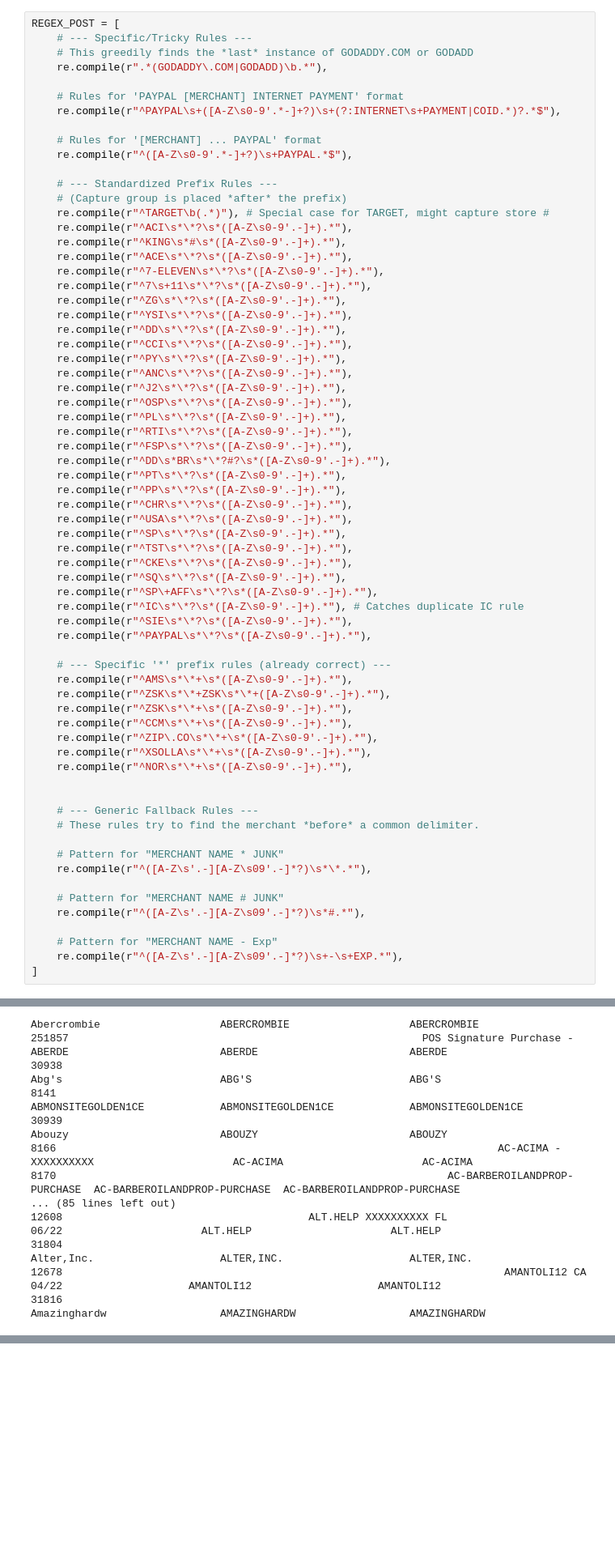
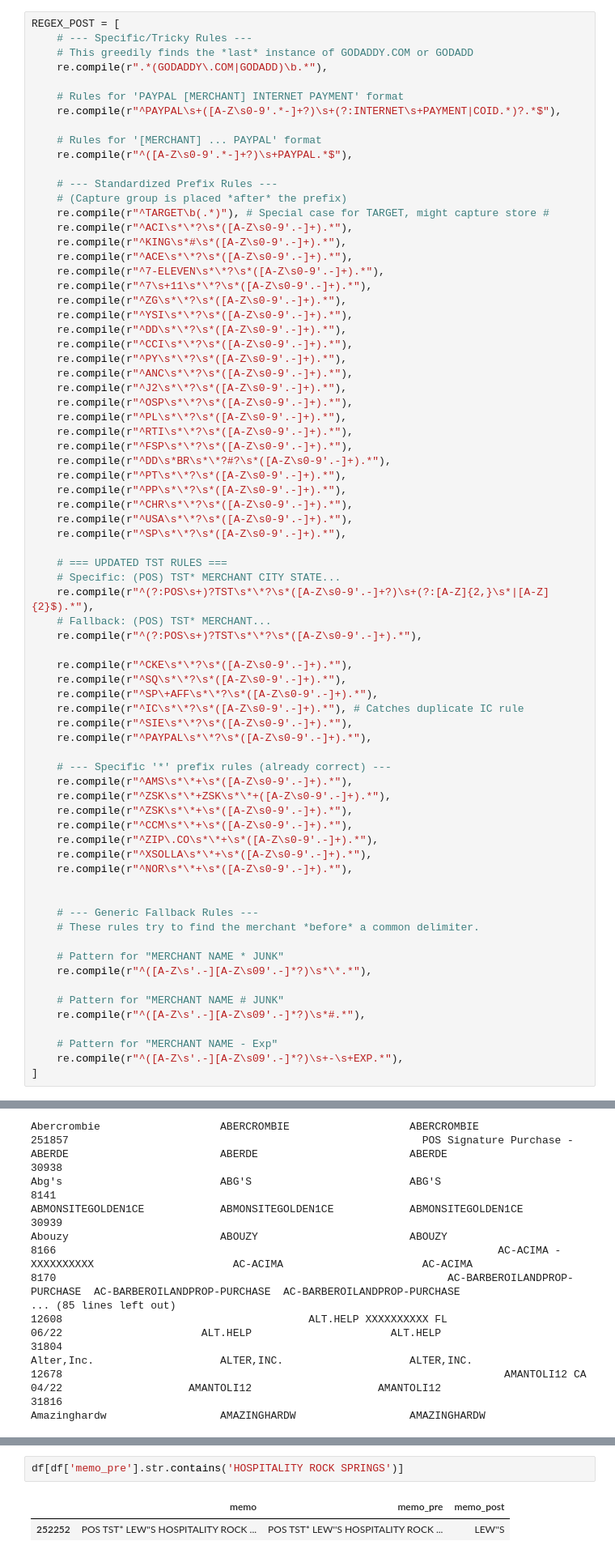
Before and after one commit to kylechoi101/DSC180A-Q1, a Jupyter notebook: Week 2/Haris_Saif.ipynb, the cells around one changed output, grey strips where cells are left out. Shown: that part at 81% size. Saved outputs shown, nothing was run; the diff lists cells and outputs as text; blank space fills up the shorter version.

```diff
--- a/Week 2/Haris_Saif.ipynb
+++ b/Week 2/Haris_Saif.ipynb
@@ -189,7 +189,13 @@ REGEX_POST = [
     re.compile(r"^CHR\s*\*?\s*([A-Z\s0-9'.-]+).*"),
     re.compile(r"^USA\s*\*?\s*([A-Z\s0-9'.-]+).*"),
     re.compile(r"^SP\s*\*?\s*([A-Z\s0-9'.-]+).*"),
-    re.compile(r"^TST\s*\*?\s*([A-Z\s0-9'.-]+).*"),
+
+    # === UPDATED TST RULES ===
+    # Specific: (POS) TST* MERCHANT CITY STATE...
+    re.compile(r"^(?:POS\s+)?TST\s*\*?\s*([A-Z\s0-9'.-]+?)\s+(?:[A-Z]{2,}\s*|[A-Z]{2}$).*"),
+    # Fallback: (POS) TST* MERCHANT...
+    re.compile(r"^(?:POS\s+)?TST\s*\*?\s*([A-Z\s0-9'.-]+).*"),
+
     re.compile(r"^CKE\s*\*?\s*([A-Z\s0-9'.-]+).*"),
     re.compile(r"^SQ\s*\*?\s*([A-Z\s0-9'.-]+).*"),
     re.compile(r"^SP\+AFF\s*\*?\s*([A-Z\s0-9'.-]+).*"),
@@ -302,3 +308,8 @@ df.sample(20).sort_values(by='memo_post')
+# %%
+df[df['memo_pre'].str.contains('HOSPITALITY ROCK SPRINGS')]
+# %% [output]
+|  | memo | memo_pre | memo_post |
+| 252252 | POS TST* LEW''S HOSPITALITY ROCK ... | POS TST* LEW''S HOSPITALITY ROCK ... | LEW''S |
 # %%
 merchants_clean = ['AMAZON', 'AFTERPAY', 'ARBYS', 'ALDI', 'AUDIBLE', 'DOLLARTREE', 'LOWES', 'KROGER', 'DUNKIN', 'HP', 'PUBLIX', 'FRYS', 'SAFEWAY', 'DOORDASH', 'GOOGLE', 'WALMART', 'TARGET', 'CHICK-FIL-A', 'SAMSCLUB', 'MICROSOFT',
              'UBER', 'ULTA', 'H-E-B', 'VONS', 'CMSVEND', 'INSTACART', 'LYFT', 'TJMAXX', 'PETSMART', 'THORNTONS', 'PAYPAL', 'MAVERIK', 'WENDYS', 'MARSHALLS', 'ALLSUPS', 'SUNPASS', 'QVC', 'PRIZEPICKS']
```
Also changed, not shown: parts of 8 cells of this notebook.
